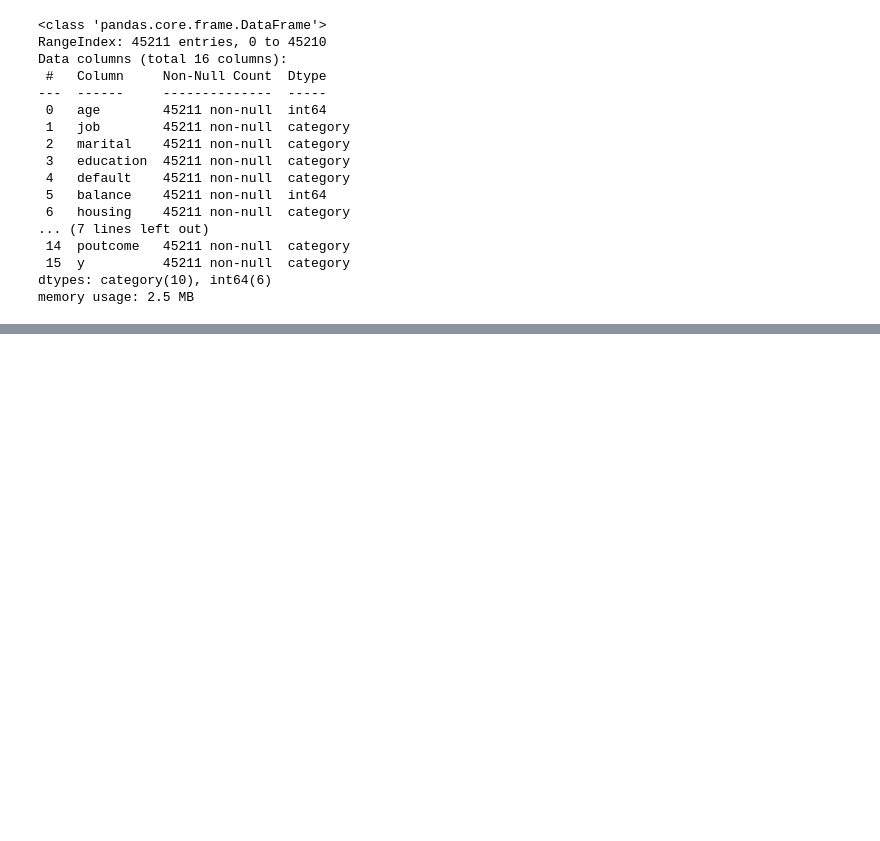
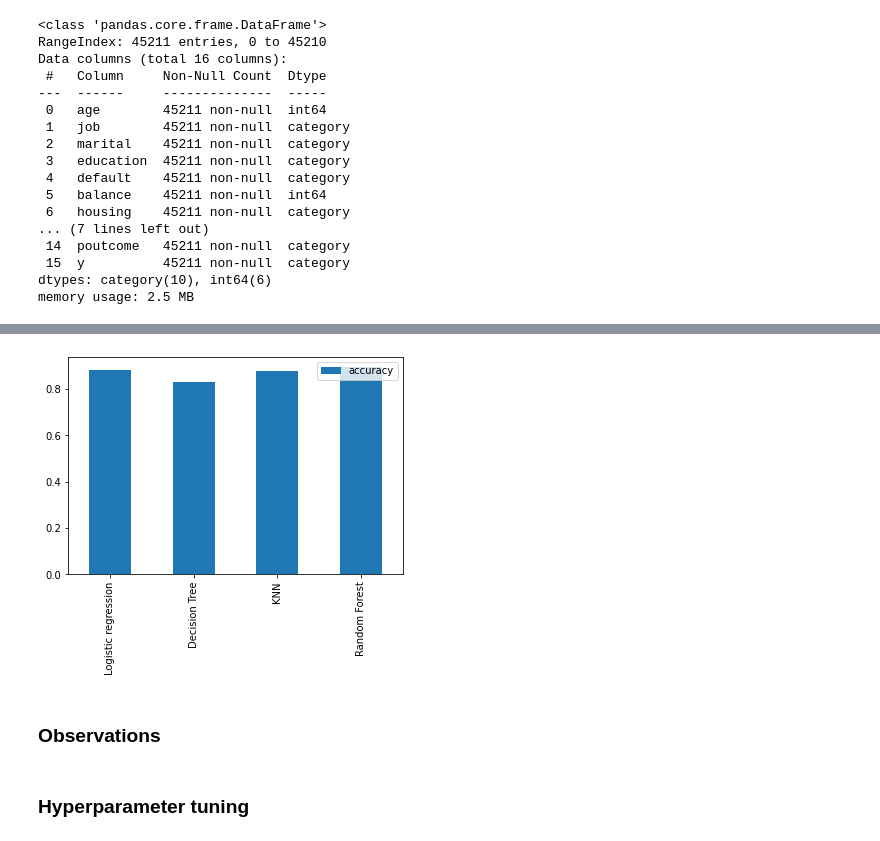
Before and after one commit to Coyote-Schmoyote/marketing-analysis-project, a Jupyter notebook: marketing_analysis_project.ipynb, the cells around one changed output, grey strips where cells are left out. Cells and saved outputs as stored; diff of their text form; code cells hidden in the pictures; blank space fills up the shorter version.

Commit message:
data modelling and model training

```diff
--- a/marketing_analysis_project.ipynb
+++ b/marketing_analysis_project.ipynb
@@ -417,0 +517,33 @@ Construct a forecasting model with y (apply for deposit or not apply for deposit
+# %%
+# Create validation sets
+X_train, X_val, y_train, y_val = train_test_split(X_train,
+                                                  y_train,
+                                                  test_size = 0.2,
+                                                  random_state=11)
+# %%
+# Create a ddictionary of models
+models = {"Logistic regression": LogisticRegression(),
+          "Decision Tree": DecisionTreeClassifier(),
+          "KNN": KNeighborsClassifier(),
+          "Random Forest": RandomForestClassifier()}
+
+# Function to train and score models
+def train_score(models, X_train, X_test, y_train, y_test):
+  # Set random seed
+  np.random.seed(11)
+  # Make an empty dictionary for the scores
+  scores = {}
+  # Loop through models
+  for name, model in models.items():
+    #Fit the model to the data
+    model.fit(X_train, y_train)
+    #Evalute the model and append to the dict
+    scores[name] = model.score(X_test, y_test)
+  return scores
+# %%
+scores = train_score(models=models,
+                     X_train = X_train,
+                     X_test = X_test,
+                     y_train = y_train,
+                     y_test = y_test)
+scores
@@ -417,0 +562,10 @@ Construct a forecasting model with y (apply for deposit or not apply for deposit
+# %%
+# Model comparisoon
+model_compare = pd.DataFrame(scores, index=["accuracy"])
+model_compare.T.plot.bar();
+# %% [output]
+[figure, added]
+# %% [markdown]
+### Observations
+# %% [markdown]
+### Hyperparameter tuning
```
Also changed, not shown: parts of 22 cells of this notebook.
